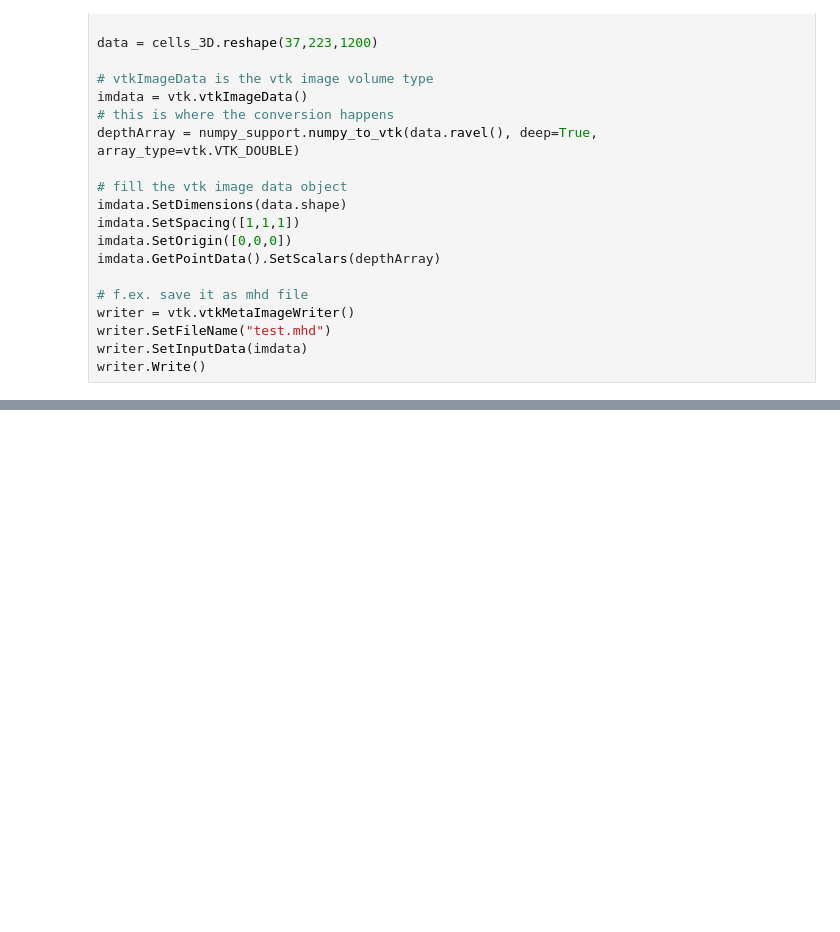
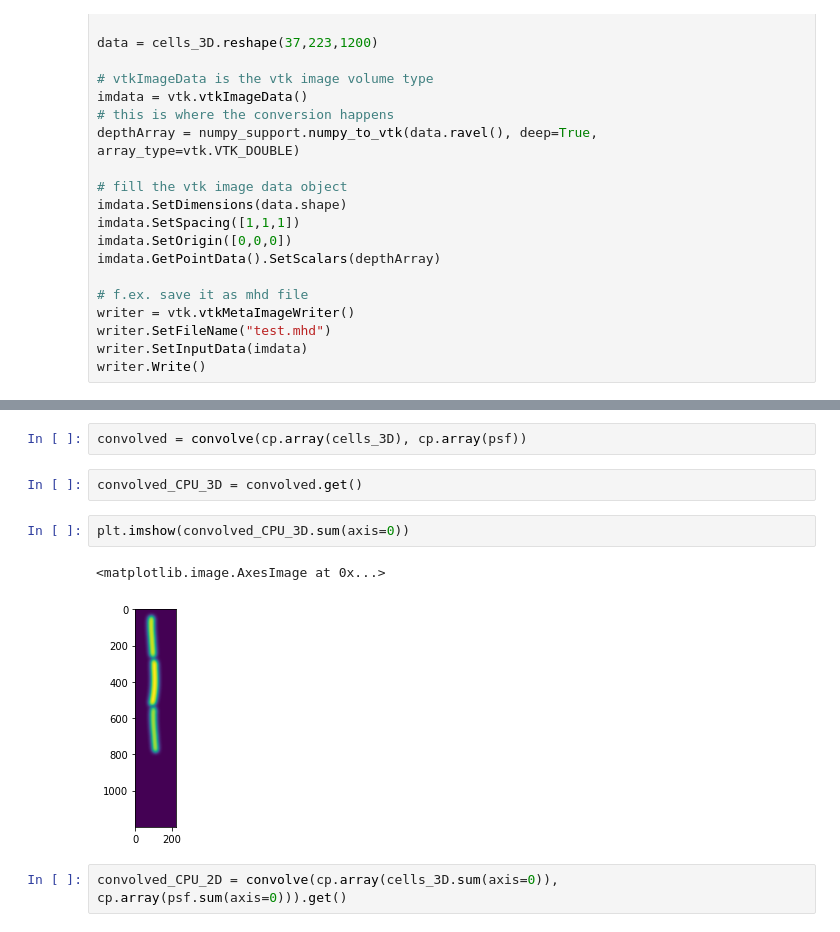
Before and after one commit to georgeoshardo/SyMBac, a Jupyter notebook: for_reviewers/3D_conv.ipynb, the cells around one changed output, grey strips where cells are left out. Drawn from its saved outputs; the diff is of its cells as text; blank space fills up the shorter version.

```diff
--- a/for_reviewers/3D_conv.ipynb
+++ b/for_reviewers/3D_conv.ipynb
@@ -96,0 +98,11 @@ napari.run()  # start the event loop and show viewer
+# %%
+convolved = convolve(cp.array(cells_3D), cp.array(psf))
+# %%
+convolved_CPU_3D = convolved.get()
+# %%
+plt.imshow(convolved_CPU_3D.sum(axis=0))
+# %% [output]
+<matplotlib.image.AxesImage at 0x...>
+[figure, added]
+# %%
+convolved_CPU_2D = convolve(cp.array(cells_3D.sum(axis=0)), cp.array(psf.sum(axis=0))).get()
```
Also changed, not shown: parts of 11 cells of this notebook, 7 other files.
